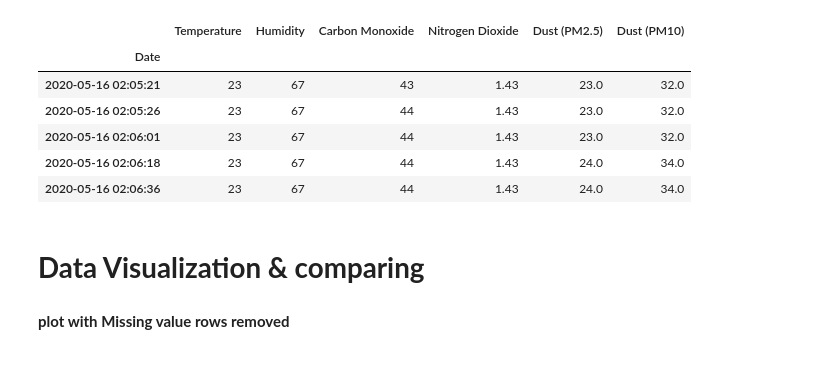
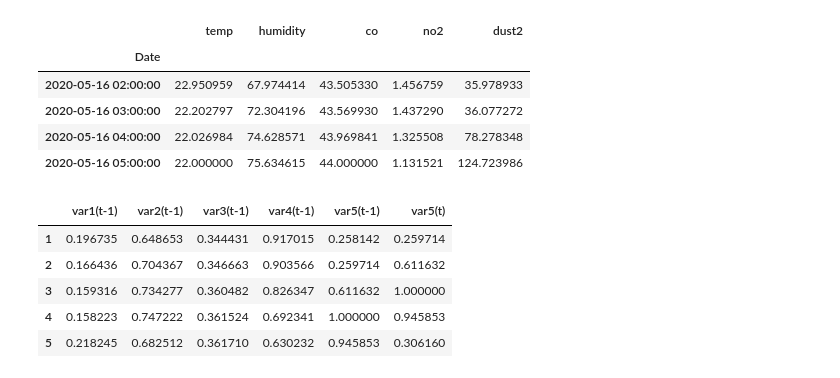
Before and after one commit to SamratDe/NITD-college-Project, a Jupyter notebook: pollution.ipynb, the cells around one changed output. Drawn from its saved outputs; the diff is of its cells as text; code cells hidden in the pictures.

```diff
--- a/pollution.ipynb
+++ b/pollution.ipynb
@@ -56,0 +90,28 @@ df.head()
+# %%
+def convert(data, n_in=1, n_out=1, dropnan=True):
+    n_vars = 1
+    if type(data) is not list:
+        n_vars = data.shape[1]
+    df = pd.DataFrame(data)
+    cols, names = list(), list()
+    # input sequence
+    for i in range(n_in, 0, -1):
+        cols.append(df.shift(i))
+        names += [('var%d(t-%d)' % (j+1, i)) for j in range(n_vars)]
+    # forecast sequence (t, t+1, ... t+n)
+    for i in range(0, n_out):
+        cols.append(df.shift(-i))
+        if i == 0:
+            names += [('var%d(t)' % (j+1)) for j in range(n_vars)]
+        else:
+            names += [('var%d(t+%d)' % (j+1, i)) for j in range(n_vars)]
+    # put it all together
+    total = pd.concat(cols, axis=1)
+    total.columns = names
+    # drop rows with NaN values
+    if dropnan:
+        total.dropna(inplace=True)
+    return total
+# %%
+dataset1 = dataset.drop('dust2', axis=1)
+dataset1.head(4)
@@ -57,14 +125,30 @@ df.head()
+# %%
+dataset2 = dataset.drop('dust1', axis=1)
+dataset2.head(4)
+# %% [output]
+|  | temp | humidity | co | no2 | dust2 |
+| Date |  |  |  |  |  |
+| 2020-05-16 02:00:00 | 22.950959 | 67.974414 | 43.505330 | 1.456759 | 35.978933 |
+| 2020-05-16 03:00:00 | 22.202797 | 72.304196 | 43.569930 | 1.437290 | 36.077272 |
+| 2020-05-16 04:00:00 | 22.026984 | 74.628571 | 43.969841 | 1.325508 | 78.278348 |
+| 2020-05-16 05:00:00 | 22.000000 | 75.634615 | 44.000000 | 1.131521 | 124.723986 |
+# %%
+from sklearn.preprocessing import MinMaxScaler
+values = dataset1.values
+# normalize features
+scaler = MinMaxScaler(feature_range=(0, 1))
+scaled_data = scaler.fit_transform(values)
+# frame as supervised learning
+reframed = convert(scaled_data)
+# %%
+# drop columns we don't want to predict
+reframed.drop(reframed.columns[[5,6,7,8]], axis=1, inplace=True)
 # %%
-df1.head()
+reframed.head()
 # %% [output]
-|  | Temperature | Humidity | Carbon Monoxide | Nitrogen Dioxide | Dust (PM2.5) | Dust (PM10) |
-| Date |  |  |  |  |  |  |
-| 2020-05-16 02:05:21 | 23 | 67 | 43 | 1.43 | 23.0 | 32.0 |
-| 2020-05-16 02:05:26 | 23 | 67 | 44 | 1.43 | 23.0 | 32.0 |
-| 2020-05-16 02:06:01 | 23 | 67 | 44 | 1.43 | 23.0 | 32.0 |
-| 2020-05-16 02:06:18 | 23 | 67 | 44 | 1.43 | 24.0 | 34.0 |
-| 2020-05-16 02:06:36 | 23 | 67 | 44 | 1.43 | 24.0 | 34.0 |
+|  | var1(t-1) | var2(t-1) | var3(t-1) | var4(t-1) | var5(t-1) | var5(t) |
+| 1 | 0.196735 | 0.648653 | 0.344431 | 0.917015 | 0.258142 | 0.259714 |
+| 2 | 0.166436 | 0.704367 | 0.346663 | 0.903566 | 0.259714 | 0.611632 |
+| 3 | 0.159316 | 0.734277 | 0.360482 | 0.826347 | 0.611632 | 1.000000 |
+| 4 | 0.158223 | 0.747222 | 0.361524 | 0.692341 | 1.000000 | 0.945853 |
+| 5 | 0.218245 | 0.682512 | 0.361710 | 0.630232 | 0.945853 | 0.306160 |
-# %% [markdown]
-# **Data Visualization & comparing**
-# %% [markdown]
-**plot with Missing value rows removed**
```
Also changed, not shown: parts of 37 cells of this notebook.
